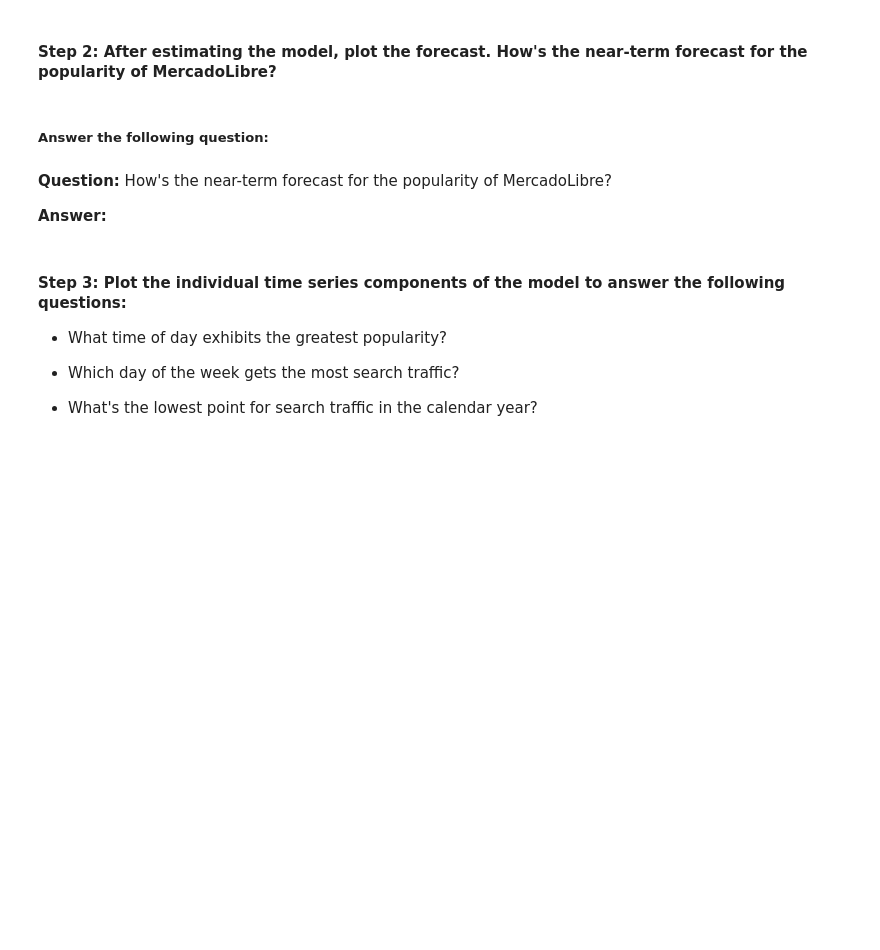
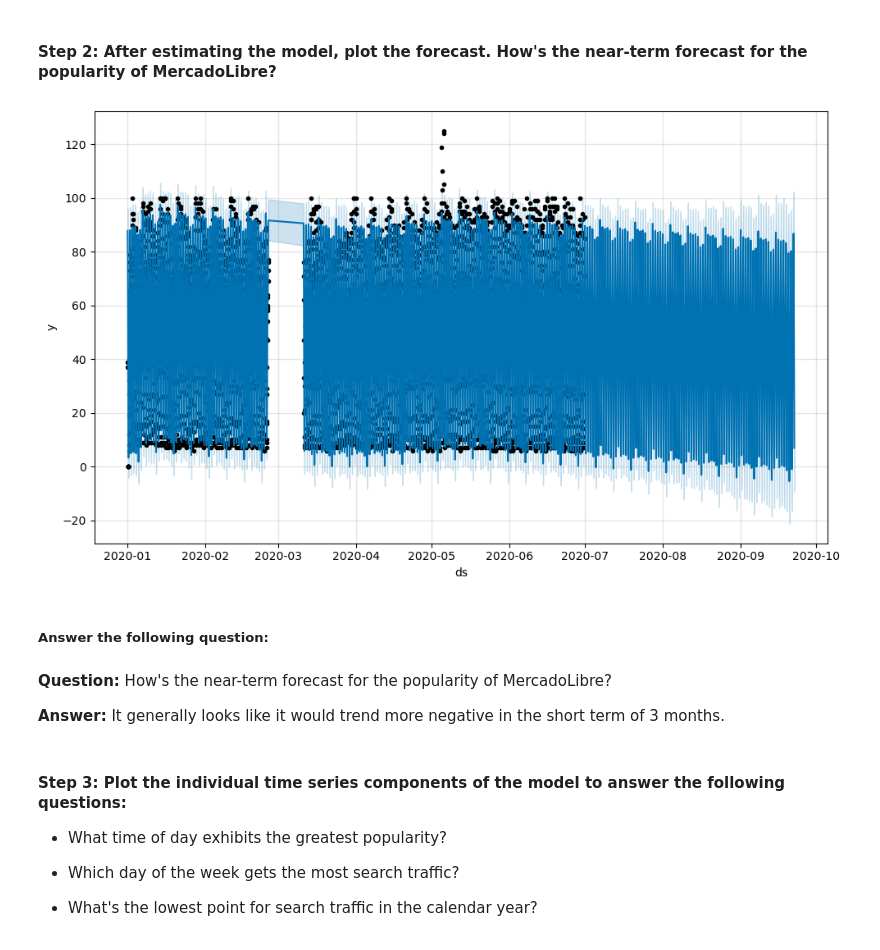
Before and after one commit to natesena/prophet-challenge, a Jupyter notebook: forecasting_net_prophet.ipynb, the cells around one changed output. Drawn from its saved outputs; the diff is of its cells as text; code cells hidden in the pictures; blank space fills up the shorter version.

```diff
--- a/forecasting_net_prophet.ipynb
+++ b/forecasting_net_prophet.ipynb
@@ -467,4 +498,6 @@ Now, you need to produce a time series model that analyzes and forecasts pattern
 # %%
 # Call the Prophet function, store as an object
+prophet_model = Prophet()
 # %%
 # Fit the time-series model.
+prophet_model.fit(mercado)
@@ -471,6 +508,7 @@ Now, you need to produce a time series model that analyzes and forecasts pattern
 # %%
 # Create a future dataframe to hold predictions
 # Make the prediction go out as far as 2000 hours (approx 80 days)
-
+future_mercado_trends = prophet_model.make_future_dataframe(periods=2000, freq='H')
 
 # View the last five rows of the future_mercado_trends DataFrame
+future_mercado_trends.tail()
@@ -477,5 +522,6 @@ Now, you need to produce a time series model that analyzes and forecasts pattern
 # %%
 # Make the predictions for the trend data using the future_mercado_trends DataFrame
-
+forecast_mercado_trends = prophet_model.predict(future_mercado_trends)
 
 # Display the first five rows of the forecast_mercado_trends DataFrame
+forecast_mercado_trends.head()
@@ -483,12 +536,15 @@ Now, you need to produce a time series model that analyzes and forecasts pattern
 #### Step 2: After estimating the model, plot the forecast. How's the near-term forecast for the popularity of MercadoLibre?
 # %%
 # Plot the Prophet predictions for the Mercado trends data
+fig = prophet_model.plot(forecast_mercado_trends)
+# %% [output]
+[figure, added]
 # %% [markdown]
 ##### Answer the following question:
 # %% [markdown]
 **Question:**  How's the near-term forecast for the popularity of MercadoLibre?
 
-**Answer:**
+**Answer:** It generally looks like it would trend more negative in the short term of 3 months.
 # %% [markdown]
 #### Step 3: Plot the individual time series components of the model to answer the following questions:
 
```
Also changed, not shown: parts of 14 cells of this notebook.
